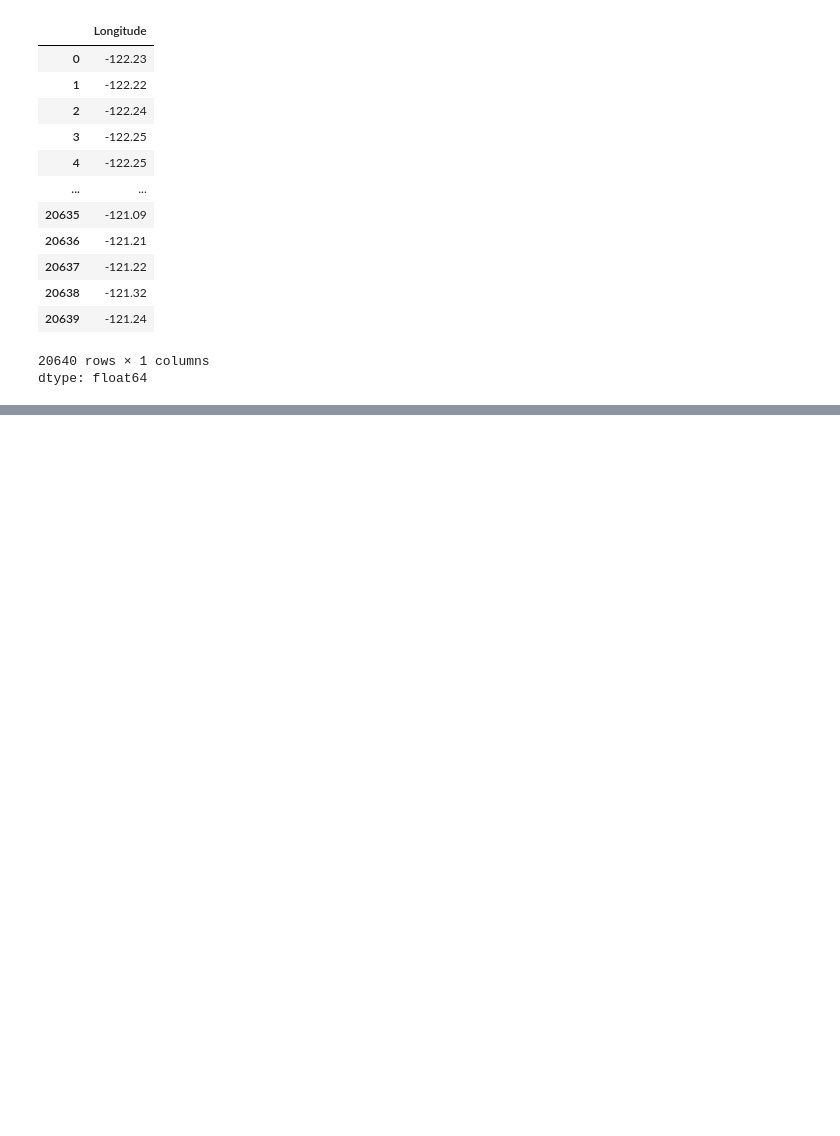
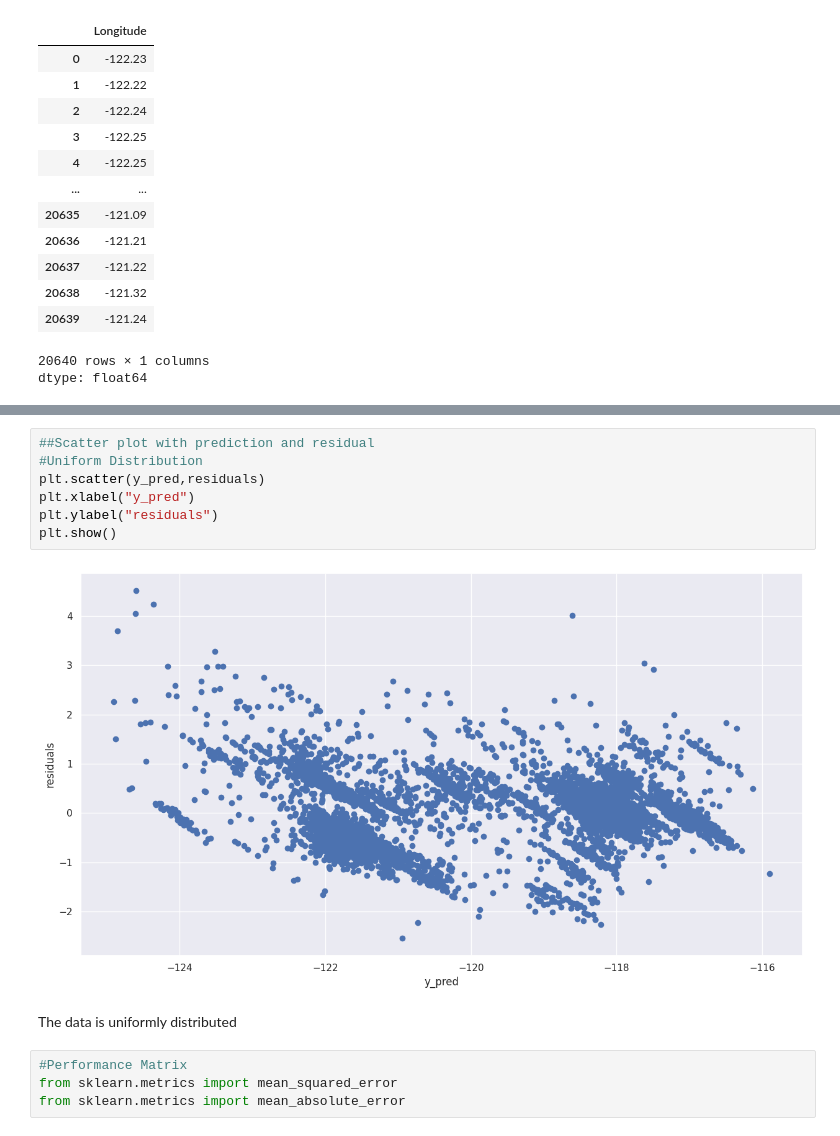
Before and after one commit to Aditya29051998/Machine-Learning, a Jupyter notebook: ML_Ineuron.ipynb, the cells around one changed output, grey strips where cells are left out. Drawn from its saved outputs; the diff is of its cells as text; blank space fills up the shorter version.

```diff
--- a/ML_Ineuron.ipynb
+++ b/ML_Ineuron.ipynb
@@ -253,0 +432,15 @@ dtype: float64
+# %%
+##Scatter plot with prediction and residual
+#Uniform Distribution
+plt.scatter(y_pred,residuals)
+plt.xlabel("y_pred")
+plt.ylabel("residuals")
+plt.show()
+# %% [output]
+[figure, added]
+# %% [markdown]
+The data is uniformly distributed
+# %%
+#Performance Matrix
+from sklearn.metrics import mean_squared_error
+from sklearn.metrics import mean_absolute_error
```
Also changed, not shown: parts of 29 cells of this notebook.
